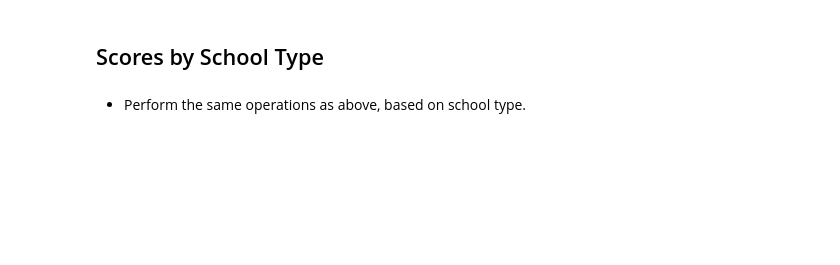
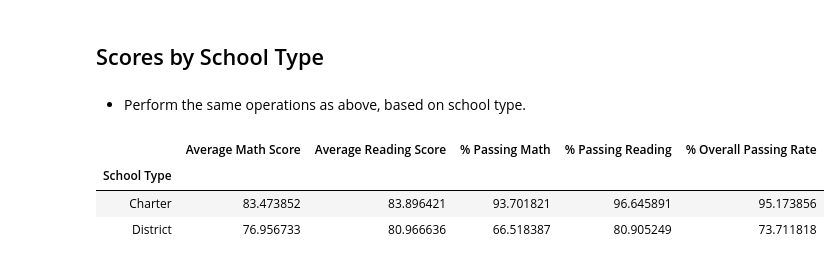
Before and after one commit to Sasmita28/pandas-challenge, a Jupyter notebook: PyCitySchools/PyCitySchools_starter.ipynb, the cells around one changed output. Drawn from its saved outputs; the diff is of its cells as text; code cells hidden in the pictures; blank space fills up the shorter version.

```diff
--- a/PyCitySchools/PyCitySchools_starter.ipynb
+++ b/PyCitySchools/PyCitySchools_starter.ipynb
@@ -311,3 +438,52 @@ group_names = ["Small (<1000)", "Medium (1000-2000)", "Large (2000-5000)"]
 ## Scores by School Type
 # %% [markdown]
 * Perform the same operations as above, based on school type.
+# %%
+#Grouping the school data by school name and applying agregrating functions for the columns
+school_grpby3 = school_data_complete.groupby('school_name').agg({'student_name':'count','budget':'unique','type':'first',
+                                                                'math_score':'mean','reading_score':'mean'})
+
+#Finding the number of students who passed in math
+school_grpby3['Pass_math'] = school_data_complete[school_data_complete['math_score']>= 70].groupby('school_name')['math_score'].count()
+
+#Finding the number of students who passed in reading
+school_grpby3['Pass_Reading_score'] = school_data_complete[school_data_complete['reading_score']>= 70].groupby('school_name')['reading_score'].count()
+
+#Casting the 'budget' column as float
+school_grpby3['budget'] = school_grpby3['budget'].astype(float)
+
+#Renaming
+school_grpby3 = school_grpby3.rename(columns = {'type':'School Type'})
+
+#Grouping by School Type
+type_grpby = school_grpby3.groupby('School Type')
+
+#Finding the number of students who passed in math in each type
+type_grpby_math = type_grpby['Pass_math'].sum()
+
+# Finding the number of students who passed in reading in each type
+type_grpby_reading = type_grpby['Pass_Reading_score'].sum()
+
+## Finding the number of students in each type
+type_grpby_student =type_grpby['student_name'].sum()
+
+#Using the groupby object 'type_grpby' , finding mean for math and reading
+type_grpby1= type_grpby['math_score','reading_score'].agg('mean')
+
+#Finding the %passing math (number of students passed in each bin/ total student in that bin)
+type_grpby1['% Passing Math'] = (type_grpby_math /type_grpby_student) * 100
+
+#Finding the %passing reading (number of students passed in each bin/ total student in that bin)
+type_grpby1['% Passing Reading'] = (type_grpby_reading /type_grpby_student) * 100
+
+#Overall Passing = (%passing math + %passing reading)/2
+type_grpby1['% Overall Passing Rate'] = (type_grpby1['% Passing Math']+ type_grpby1['% Passing Reading'])/2
+
+#Renaming the columns
+type_grpby1 = type_grpby1.rename(columns = {'math_score':'Average Math Score','reading_score':'Average Reading Score'})
+type_grpby1
+# %% [output]
+|  | Average Math Score | Average Reading Score | % Passing Math | % Passing Reading | % Overall Passing Rate |
+| School Type |  |  |  |  |  |
+| Charter | 83.473852 | 83.896421 | 93.701821 | 96.645891 | 95.173856 |
+| District | 76.956733 | 80.966636 | 66.518387 | 80.905249 | 73.711818 |
```
Also changed, not shown: parts of 10 cells of this notebook, 3 other files.
